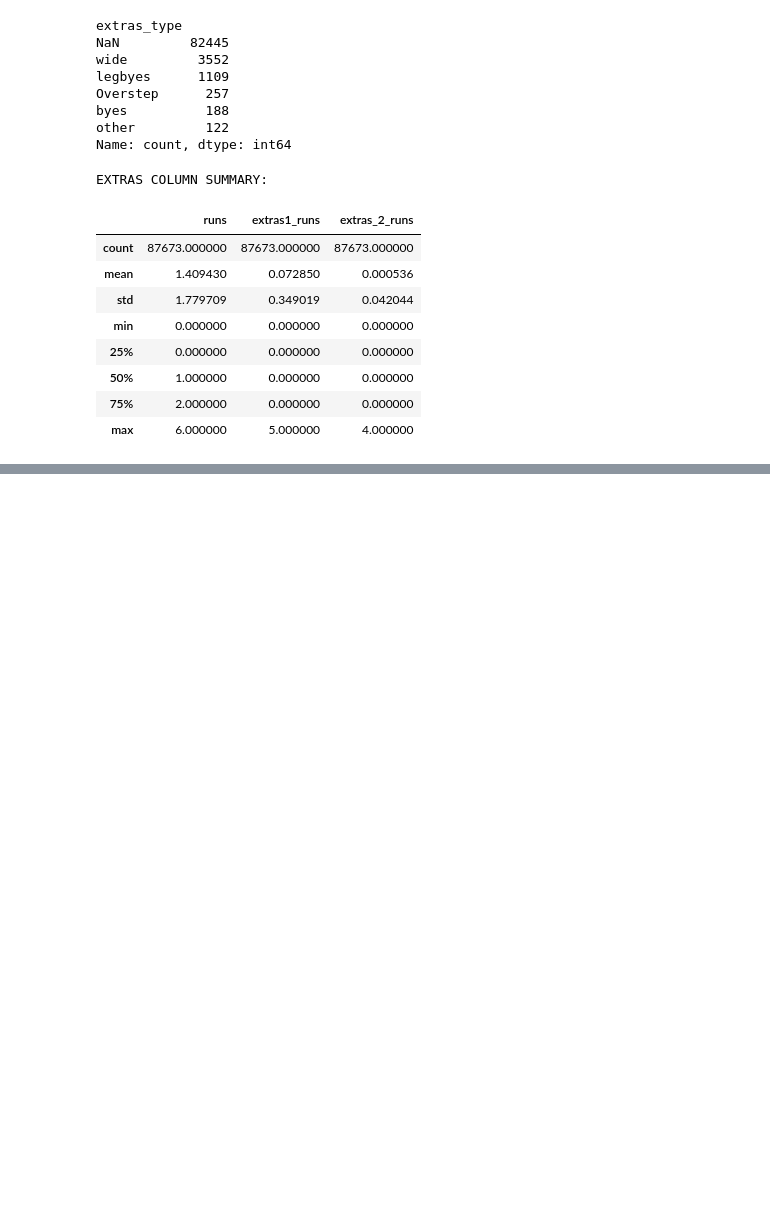
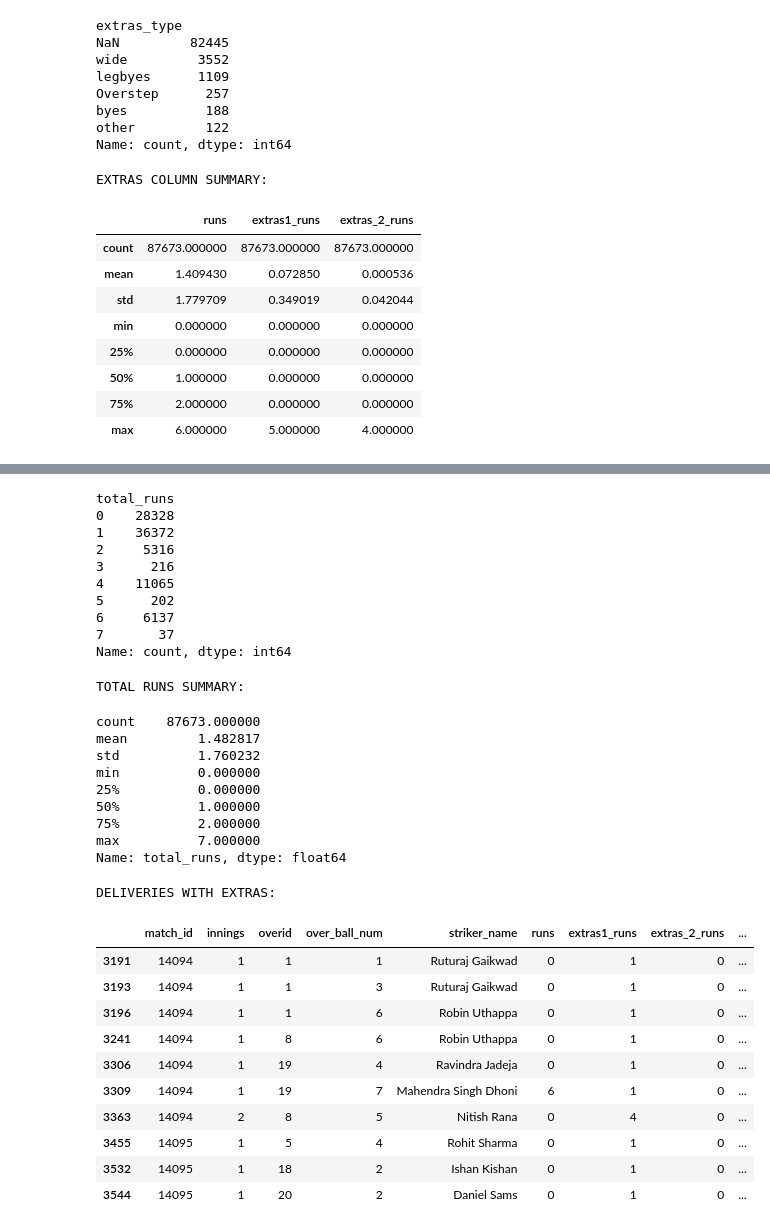
Before and after one commit to Dhanushsj12/SupeRR-Selector-Pressure-Analysis, a Jupyter notebook: notebooks/03_match_analysis.ipynb, the cells around one changed output, grey strips where cells are left out. Drawn from its saved outputs; the diff is of its cells as text; code cells hidden in the pictures; blank space fills up the shorter version.

Commit message:
Complete IPL match analysis

```diff
--- a/notebooks/03_match_analysis.ipynb
+++ b/notebooks/03_match_analysis.ipynb
@@ -467,3 +467,21 @@ EXTRAS COLUMN SUMMARY:
 | 50% | 1.000000 | 0.000000 | 0.000000 |
 | 75% | 2.000000 | 0.000000 | 0.000000 |
 | max | 6.000000 | 5.000000 | 4.000000 |
+# %%
+# RECREATE IPL DELIVERY DATAFRAMES
+
+ipl_deliveries = ball_by_ball[
+    ball_by_ball["match_id"].isin(ipl_matches["match_id"])
+].copy()
+
+ipl_regular_deliveries = ipl_deliveries[
+    ipl_deliveries["innings"].isin([1, 2])
+].copy()
+
+ipl_super_over_deliveries = ipl_deliveries[
+    ipl_deliveries["innings"].isin([3, 4])
+].copy()
+
+print("IPL deliveries:", len(ipl_deliveries))
+print("Regular deliveries:", len(ipl_regular_deliveries))
+print("Super over deliveries:", len(ipl_super_over_deliveries))
@@ -469,0 +492,30 @@ EXTRAS COLUMN SUMMARY:
+# %%
+# VALIDATE TOTAL RUNS PER DELIVERY
+
+ipl_regular_deliveries["total_runs"] = (
+    ipl_regular_deliveries["runs"]
+    + ipl_regular_deliveries["extras1_runs"]
+    + ipl_regular_deliveries["extras_2_runs"]
+)
+
+print("TOTAL RUNS DISTRIBUTION:")
+display(
+    ipl_regular_deliveries["total_runs"]
+    .value_counts()
+    .sort_index()
+)
+
+print("\nTOTAL RUNS SUMMARY:")
+display(ipl_regular_deliveries["total_runs"].describe())
+
+print("\nDELIVERIES WITH EXTRAS:")
+display(
+    ipl_regular_deliveries[
+        ipl_regular_deliveries["extras_type"].notna()
+    ][
+        ["match_id", "innings", "overid", "over_ball_num",
+         "striker_name", "runs", "extras1_runs",
+         "extras_2_runs", "extras_type", "total_runs"]
+    ].head(10)
+)
+# %% [output]
@@ -469,0 +523,32 @@ EXTRAS COLUMN SUMMARY:
+total_runs
+0    28328
+1    36372
+2     5316
+3      216
+4    11065
+5      202
+6     6137
+7       37
+Name: count, dtype: int64
+TOTAL RUNS SUMMARY:
+count    87673.000000
+mean         1.482817
+std          1.760232
+min          0.000000
+25%          0.000000
+50%          1.000000
+75%          2.000000
+max          7.000000
+Name: total_runs, dtype: float64
+DELIVERIES WITH EXTRAS:
+|  | match_id | innings | overid | over_ball_num | striker_name | runs | extras1_runs | extras_2_runs | ... |
+| 3191 | 14094 | 1 | 1 | 1 | Ruturaj Gaikwad | 0 | 1 | 0 | ... |
+| 3193 | 14094 | 1 | 1 | 3 | Ruturaj Gaikwad | 0 | 1 | 0 | ... |
+| 3196 | 14094 | 1 | 1 | 6 | Robin Uthappa | 0 | 1 | 0 | ... |
+| 3241 | 14094 | 1 | 8 | 6 | Robin Uthappa | 0 | 1 | 0 | ... |
+| 3306 | 14094 | 1 | 19 | 4 | Ravindra Jadeja | 0 | 1 | 0 | ... |
+| 3309 | 14094 | 1 | 19 | 7 | Mahendra Singh Dhoni | 6 | 1 | 0 | ... |
+| 3363 | 14094 | 2 | 8 | 5 | Nitish Rana | 0 | 4 | 0 | ... |
+| 3455 | 14095 | 1 | 5 | 4 | Rohit Sharma | 0 | 1 | 0 | ... |
+| 3532 | 14095 | 1 | 18 | 2 | Ishan Kishan | 0 | 1 | 0 | ... |
+| 3544 | 14095 | 1 | 20 | 2 | Daniel Sams | 0 | 1 | 0 | ... |
```
Also changed, not shown: parts of 35 cells of this notebook, 5 other files.
